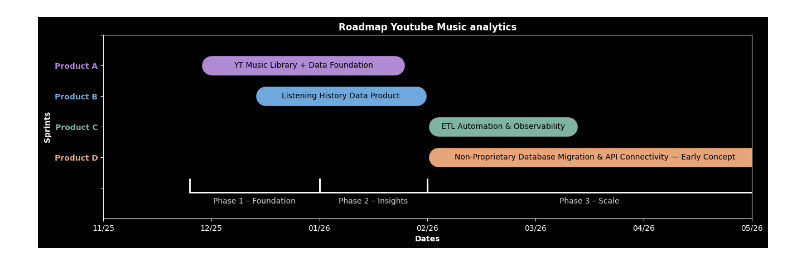
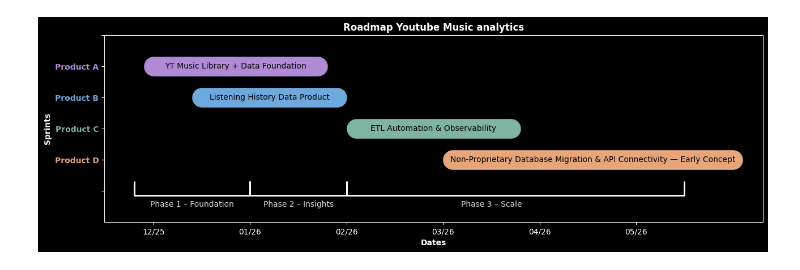
Before and after one commit to LucasAltazin/Ytmusic_analitycs_V2, a Jupyter notebook: Road_map_Youtube_Music_analytics (1).ipynb, the cells around one changed output. Drawn from its saved outputs; the diff is of its cells as text; code cells hidden in the pictures.

Commit message:
Update  Road_map_Youtube_Music_analytics (1)
update (clean + saved fig for notion purpose)

```diff
--- a/Road_map_Youtube_Music_analytics (1).ipynb
+++ b/Road_map_Youtube_Music_analytics (1).ipynb
@@ -5,7 +1,11 @@ import matplotlib.dates as mdates
 # %%
+import matplotlib.pyplot as plt
+import numpy as np
+import matplotlib.dates as mdates
+
 # Sample data
 end_before= 2.90
-end_before2= 4.3
+end_before2= 4.7
 y = np.array([40, 40, 40])
 y2 = np.array([30,30,30])
 y3 = np.array([20,20,20])
@@ -13,8 +13,7 @@ y4 = np.array([10,10,10])
 x = np.linspace(1,2.7, num=len(y))
 x2 = np.linspace(1.5, end_before, num=len(y))
 x3 = np.linspace(3.1, end_before2, num=len(y))
-x4 = np.linspace(3.1, 6, num=len(y))
-
+x4 = np.linspace(4.1, 7, num=len(y))
 
 
 # Create the plot
@@ -28,15 +27,12 @@ line4, = ax.plot(x4, y4, '-', color='#E6A57A', linewidth=25, solid_capstyle = 'r
 #Color Background
 fig.patch.set_facecolor('black')
 ax.set_facecolor('black')
-
 ax.tick_params(colors='White')
 ax.xaxis.label.set_color('white')
 ax.yaxis.label.set_color('white')
 ax.title.set_color('white')
 for spine in ax.spines.values():
     spine.set_color('white')
-
-
 
 
 # Add text directly on the curves
@@ -47,7 +43,6 @@ ax.text(x4[1], y4[1], 'Non-Proprietary Database Migration & API Connectivity —
 
 # Set the y-axis limits (optional, but good practice)
 ax.set_ylim(-10, 50)
-ax.set_xlim(0, 3) # Set x-axis limit to visually stop at 02/26 (x=3)
 
 # Define numerical tick locations on the y-axis
 y_tick_locations = [0, 10, 20, 30, 40, 50]
@@ -65,9 +60,22 @@ y_tick_colors = [
 'white'         # 50 (vide)
 ]
 
-
 x_tick_labels = ['11/25', '12/25', '01/26', '02/26' , '03/26', '04/26', '05/26']
 
+
+# Apply the custom tick locations and labels
+ax.set_yticks(y_tick_locations)
+ax.set_yticklabels(y_tick_labels)
+
+# Apply custom colors to y-tick labels
+for label, color in zip(ax.get_yticklabels(), y_tick_colors):
+    label.set_color(color)
+    label.set_fontweight('bold')
+
+ax.set_xticks(x_tick_locations)
+ax.set_xticklabels(x_tick_labels)
+
+#Create a new line for phase with vertical markers
 phases = [
     ("Phase 1 – Foundation", 1.4),
     ("Phase 2 – Insights", 2.5),
@@ -80,40 +88,38 @@ phase_lines = [
     ("Phase 3 – Scale", 3, 6.5),
 ]
 for label, x_start, x_end in phase_lines:
-    # ligne principale
+    # Secondary line
     ax.hlines(y=-1.5, xmin=x_start, xmax=x_end,
               color='white', linewidth=2, alpha=1)
 
-    # bornes verticales
+    # Vertical markers
     ax.vlines(x_start, 3, -1.6, color='white', linewidth=2, alpha=1)
     ax.vlines(x_end,   3, -1.6, color='white', linewidth=2, alpha=1)
 for text, xpos in phases:
     ax.text(
         xpos, -3,
         text,
         color='white',
         fontsize=10,
         ha='center',
         va='top',
         alpha=0.85,
         fontweight='medium'
     )
-# Apply the custom tick locations and labels
-ax.set_yticks(y_tick_locations)
-ax.set_yticklabels(y_tick_labels)
-
-ax.set_xticks(x_tick_locations)
-ax.set_xticklabels(x_tick_labels)
-
 # Add a general y-axis label if needed
 ax.set_ylabel('Sprints',fontweight='bold')
 
 plt.title('Roadmap Youtube Music analytics',fontweight='bold')
 plt.xlabel('Dates',fontweight= 'bold',)
 plt.grid(False)
 
+# Fig save
+plt.savefig(
+    "Roadmap YT music Analytics.png",
+    dpi=300
+)
 
 # Display the plot
 plt.show()
 # %% [output]
-[figure, old version]
+[figure, new version]
```
Also changed, not shown: parts of 1 cell of this notebook.
